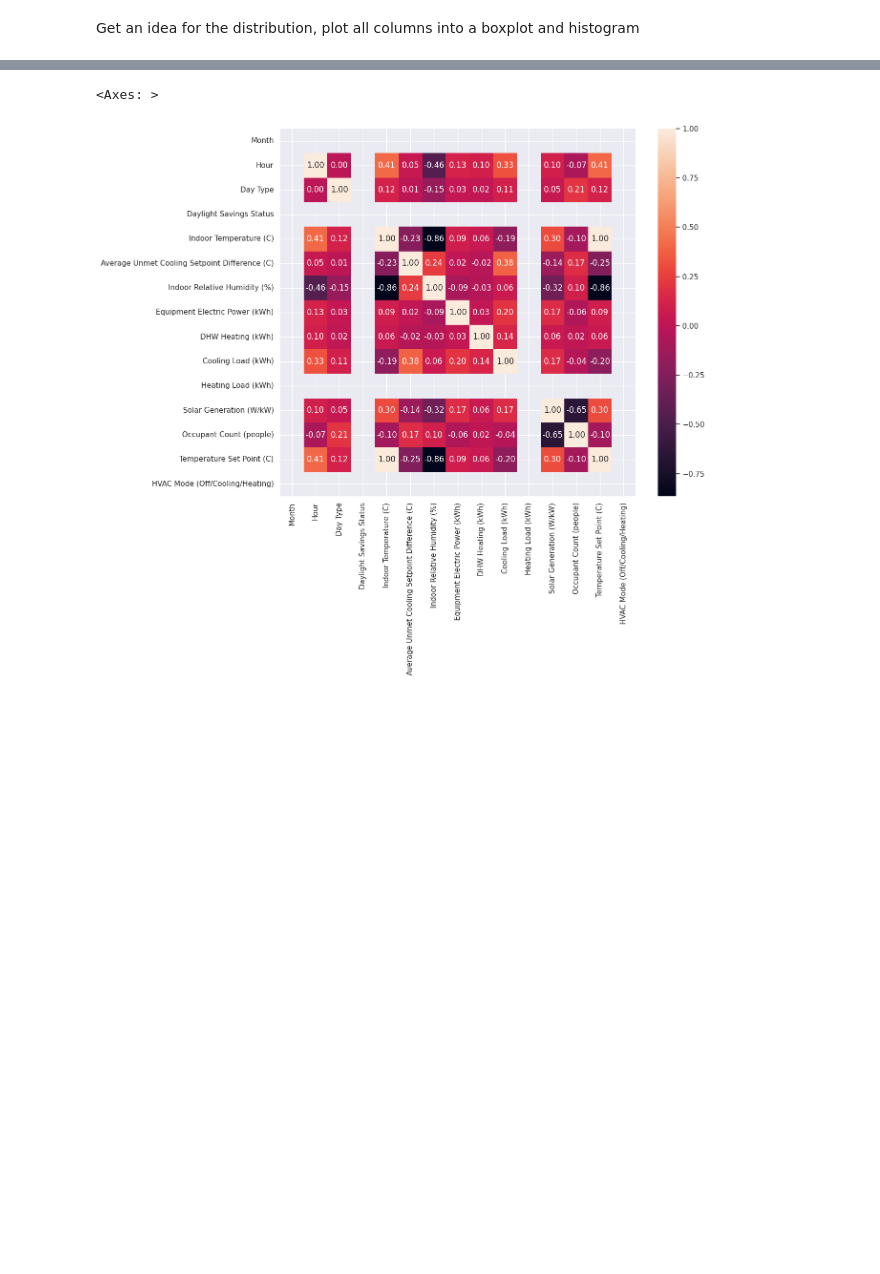
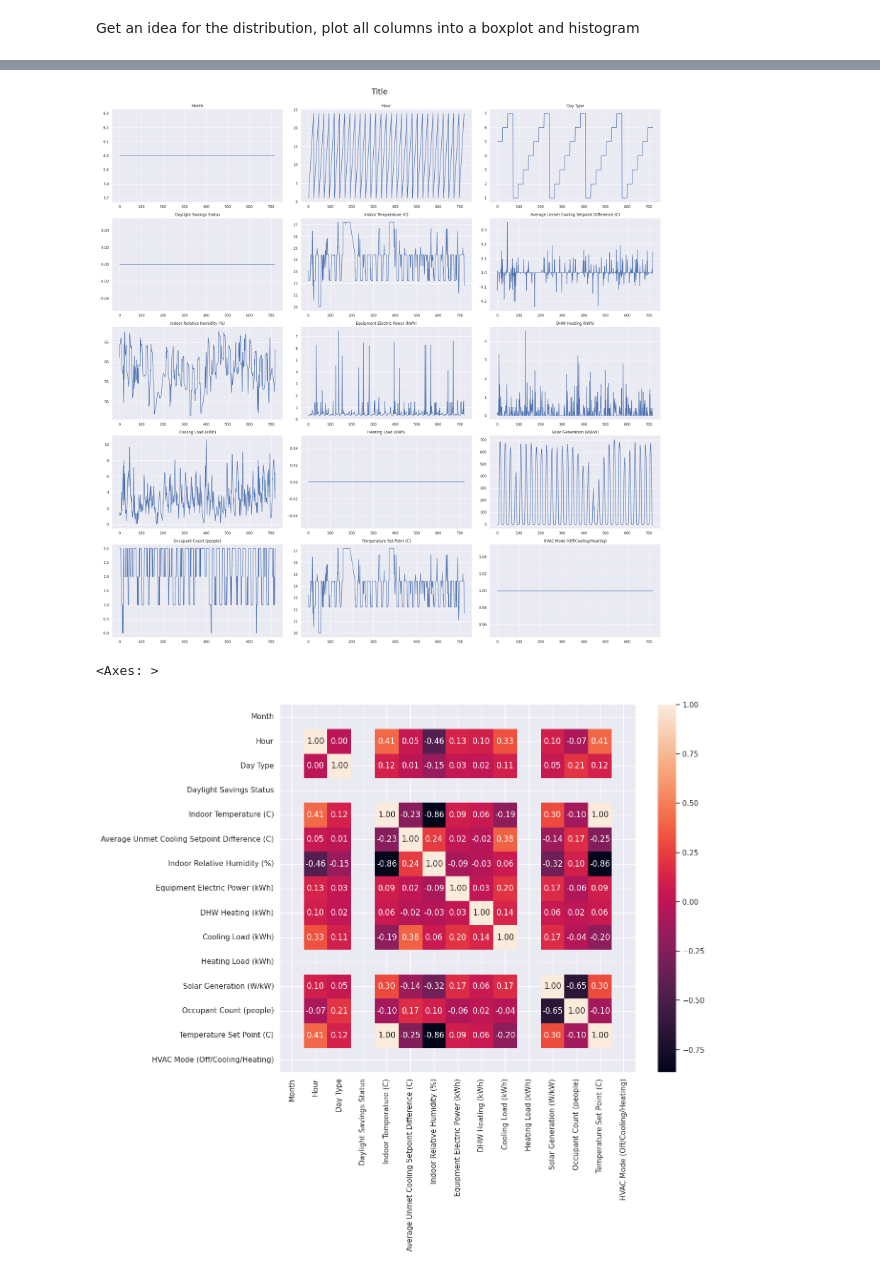
Before and after one commit to MatejPriesol/Forecasting-Carbon-Intensity-and-Solar-Generation, a Jupyter notebook: data_preprocessing/data_visualization_building1.ipynb, the cells around one changed output, grey strips where cells are left out. Cells and saved outputs as stored; diff of their text form; code cells hidden in the pictures; blank space fills up the shorter version.

Commit message:
Added a line plot for all features

```diff
--- a/data_preprocessing/data_visualization_building1.ipynb
+++ b/data_preprocessing/data_visualization_building1.ipynb
@@ -102,3 +102,19 @@ plt.show()
+# %%
+fig, axs = plt.subplots(5, 3, figsize=(25, 25))
+axs = axs.flatten()
+
+i = 0
+for column in building1:
+    ax = axs[i]
+    ax.plot(building1[column])
+    ax.title.set_text(column)
+    i += 1
+
+fig.suptitle("Title", fontsize=24)
+plt.tight_layout(rect=[0, 0, 1, 0.98])
+plt.show()
+# %% [output]
+[figure, added]
 # %%
 corr = building1.corr()
 sns.set(rc={'figure.figsize':(12,10)})
```
Also changed, not shown: parts of 4 cells of this notebook, 2 other files.
